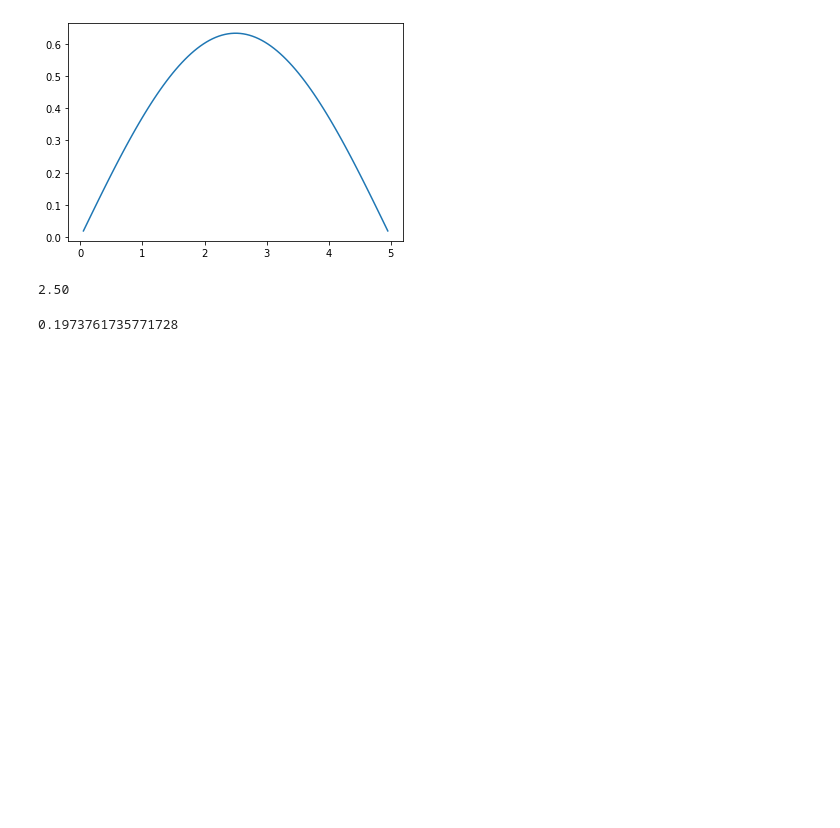
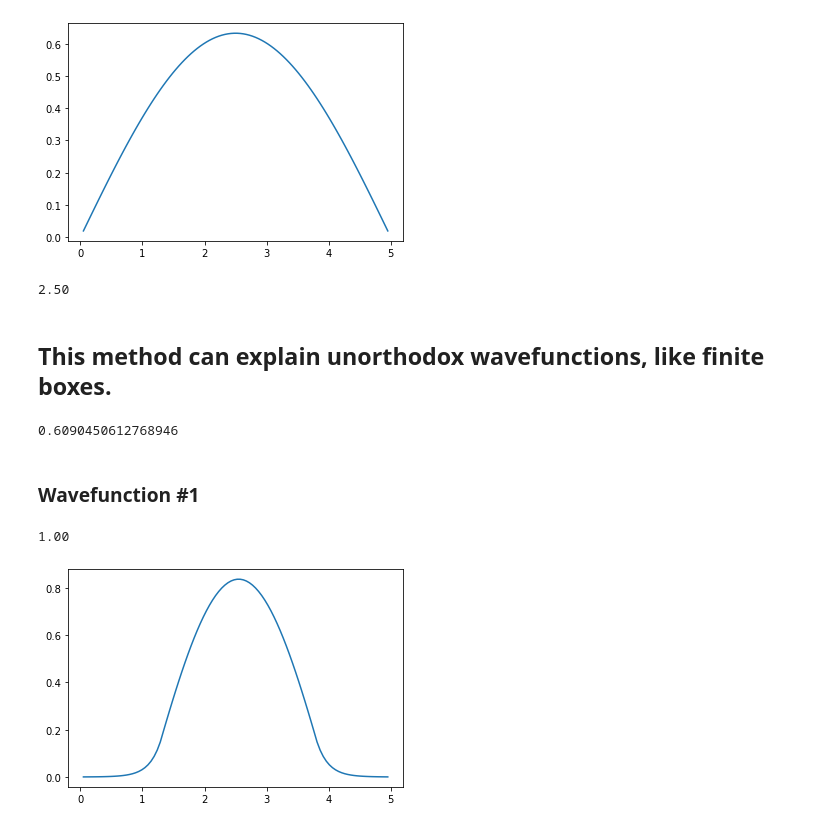
Before and after one commit to gds001/Computational-Physical-Chemistry, a Jupyter notebook: The Finite Difference Method.ipynb, the cells around one changed output. Cells and saved outputs as stored; diff of their text form; code cells hidden in the pictures; blank space fills up the shorter version.

```diff
--- a/The Finite Difference Method.ipynb
+++ b/The Finite Difference Method.ipynb
@@ -28,7 +36,7 @@ hMat=np.zeros((nPoints,nPoints))
 for i in range(nPoints):
     for j in range(nPoints):
         if i==j:
-            hMat[i][j]=V(i)+2*t
+            hMat[i][j]=V(i*a)+2*t
         elif i==j+1 or i==j-1:
             hMat[i][j]=-t
         else:
@@ -90,14 +106,15 @@ for i in range(nPoints):
 print("{0:.2f}".format(integrate(x,estatex)))
 # %% [output]
 2.50
+# %% [markdown]
+## This method can explain unorthodox wavefunctions, like finite boxes.
 # %%
 nPoints=100
 L=5
 a=L/(nPoints+1)
 t=1/(2*a*a)
 def V(x):
-    ##Fix the potential function
-    if x<1: return 15
+    if x<L/4 or x>3*L/4: return 15
     return 0
 
 hMat=np.zeros((nPoints,nPoints))
@@ -105,7 +122,7 @@ hMat=np.zeros((nPoints,nPoints))
 for i in range(nPoints):
     for j in range(nPoints):
         if i==j:
-            hMat[i][j]=V(i)+2*t
+            hMat[i][j]=V(i*a)+2*t
         elif i==j+1 or i==j-1:
             hMat[i][j]=-t
         else:
@@ -115,4 +132,28 @@ eigen,eigenv=la.eig(hMat)
 eigenS=np.sort(eigen)
 print(eigenS[0])
 # %% [output]
-0.1973761735771728
+0.6090450612768946
+# %% [markdown]
+### Wavefunction #1
+# %%
+num=-1
+
+for i in range(nPoints):
+    if eigenS[0]==eigen[i]:
+        num=i
+        break
+
+estate=eigenv/math.sqrt(a)
+
+x=np.array([])
+estate1=np.array([])
+for i in range(nPoints):
+    x=np.append(x,[(1+i)*a])
+    estate1=np.append(estate1,[estate[i][num]])
+
+plt.plot(x,estate1)
+
+print("{0:.2f}".format(integrate(x,estate1*estate1)))
+# %% [output]
+1.00
+[figure, added]
```
Also changed, not shown: parts of 6 cells of this notebook, 2 other files.
